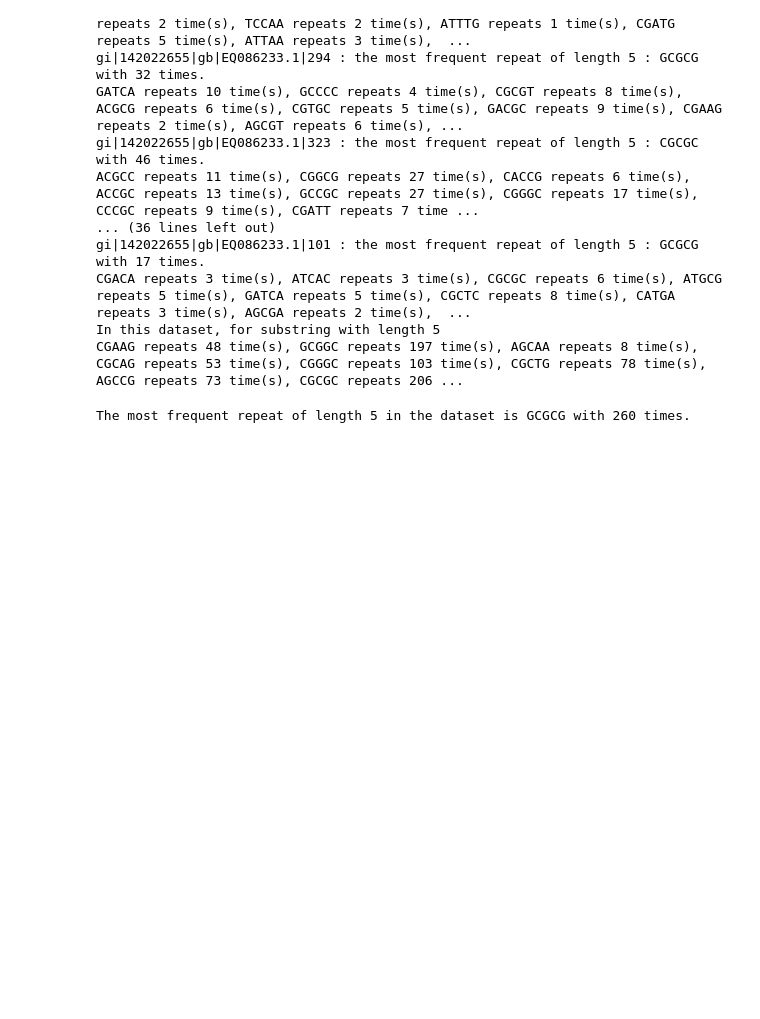
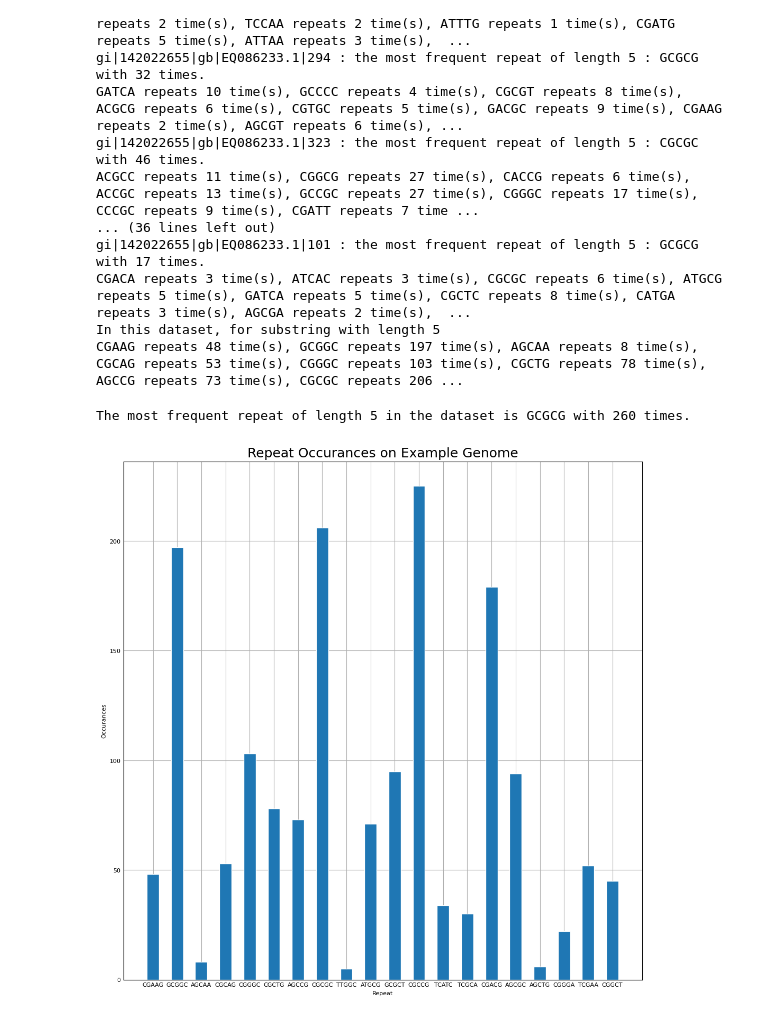
Before and after one commit to nnttluna/genomic-data-science, a Jupyter notebook: sequence_identification.ipynb, the cells around one changed output. Cells and saved outputs as stored; diff of their text form; code cells hidden in the pictures; blank space fills up the shorter version.

```diff
--- a/sequence_identification.ipynb
+++ b/sequence_identification.ipynb
@@ -345,3 +400,37 @@ for index in range(list_len):
 print("The most frequent repeat of length",s ,'in the dataset is', global_repeated_substrings[max_index], 'with', global_repeated_count[max_index],'times.')
 # %% [output]
 The most frequent repeat of length 5 in the dataset is GCGCG with 260 times.
+# %%
+import matplotlib.pyplot as plt
+import numpy as np
+
+plt.style.use('_mpl-gallery')
+
+# make data:
+x = global_repeated_substrings[:20]
+y = global_repeated_count[:20]
+
+# plot
+fig, ax = plt.subplots(figsize=(10,10))
+
+ax.bar(x, y, edgecolor="white", width=0.5)
+
+
+# plotting a plot
+#plt.plot(x, y)
+
+# setting title name
+plt.title("Repeat Occurances on Example Genome", fontsize=18)
+
+# setting x axis label
+plt.xlabel("Repeat")
+
+# setting y axis label
+plt.ylabel("Occurances")
+
+#ax.set(xlim=(0, 8), xticks=np.arange(1, 8),
+#       ylim=(0, 8), yticks=np.arange(1, 8))
+
+plt.show()
+# %% [output]
+[figure, added]
```
Also changed, not shown: parts of 2 cells of this notebook.
